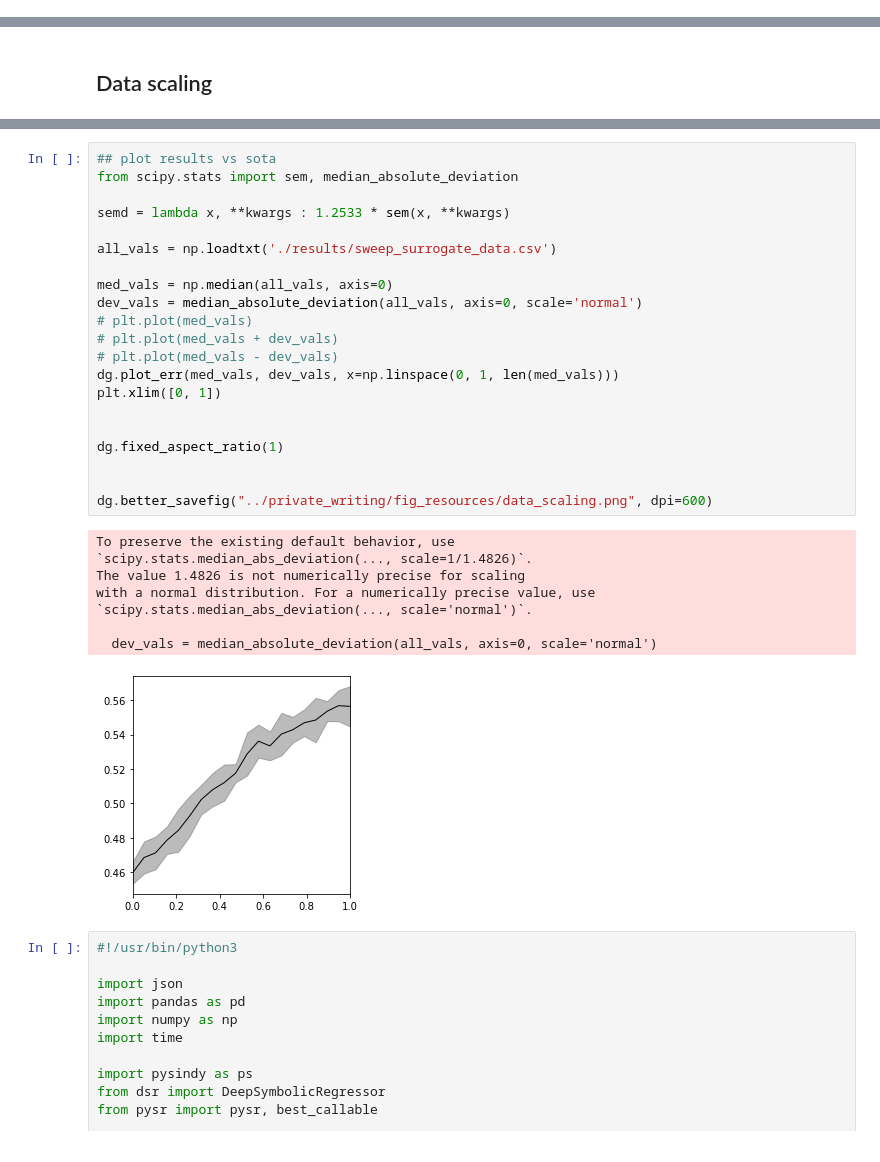
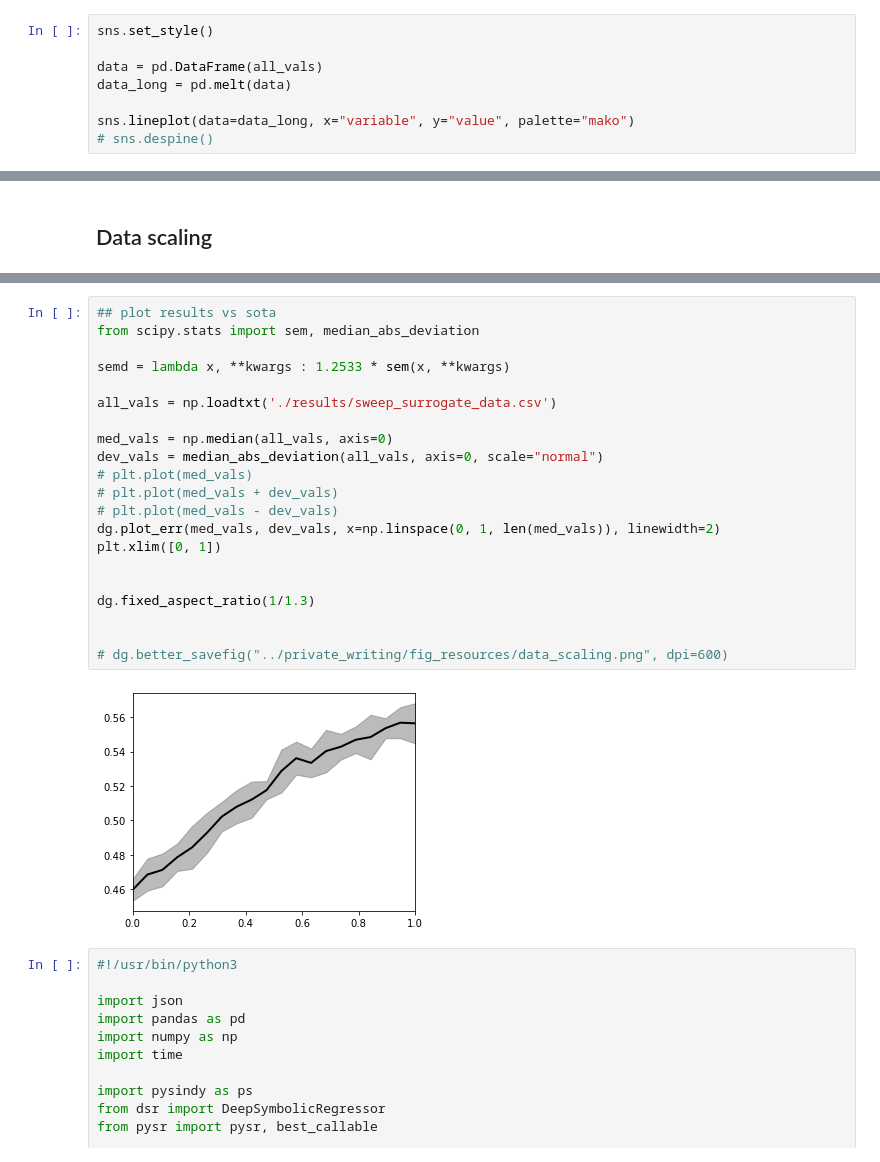
Before and after one commit to williamgilpin/dysts, a Jupyter notebook: benchmarks/transfer_learning.ipynb, the cells around one changed output, grey strips where cells are left out. Drawn from its saved outputs; the diff is of its cells as text.

```diff
--- a/benchmarks/transfer_learning.ipynb
+++ b/benchmarks/transfer_learning.ipynb
@@ -94,0 +94,8 @@ TypeError: list indices must be integers or slices, not list
+# %%
+sns.set_style()
+
+data = pd.DataFrame(all_vals)
+data_long = pd.melt(data)
+
+sns.lineplot(data=data_long, x="variable", y="value", palette="mako")
+# sns.despine()
@@ -97,33 +139,26 @@ TypeError: list indices must be integers or slices, not list
 # %%
 ## plot results vs sota
-from scipy.stats import sem, median_absolute_deviation
+from scipy.stats import sem, median_abs_deviation
 
 semd = lambda x, **kwargs : 1.2533 * sem(x, **kwargs)
 
 all_vals = np.loadtxt('./results/sweep_surrogate_data.csv')
 
 med_vals = np.median(all_vals, axis=0)
-dev_vals = median_absolute_deviation(all_vals, axis=0, scale='normal')
+dev_vals = median_abs_deviation(all_vals, axis=0, scale="normal")
 # plt.plot(med_vals)
 # plt.plot(med_vals + dev_vals)
 # plt.plot(med_vals - dev_vals)
-dg.plot_err(med_vals, dev_vals, x=np.linspace(0, 1, len(med_vals)))
+dg.plot_err(med_vals, dev_vals, x=np.linspace(0, 1, len(med_vals)), linewidth=2)
 plt.xlim([0, 1])
 
 
-dg.fixed_aspect_ratio(1)
+dg.fixed_aspect_ratio(1/1.3)
 
 
-dg.better_savefig("../private_writing/fig_resources/data_scaling.png", dpi=600)
+# dg.better_savefig("../private_writing/fig_resources/data_scaling.png", dpi=600)
 # %% [output]
-To preserve the existing default behavior, use
-`scipy.stats.median_abs_deviation(..., scale=1/1.4826)`.
-The value 1.4826 is not numerically precise for scaling
-with a normal distribution. For a numerically precise value, use
-`scipy.stats.median_abs_deviation(..., scale='normal')`.
-
-  dev_vals = median_absolute_deviation(all_vals, axis=0, scale='normal')
-[figure, old version]
+[figure, new version]
 # %%
 #!/usr/bin/python3
 
```
Also changed, not shown: parts of 10 cells of this notebook, 12 other files.
